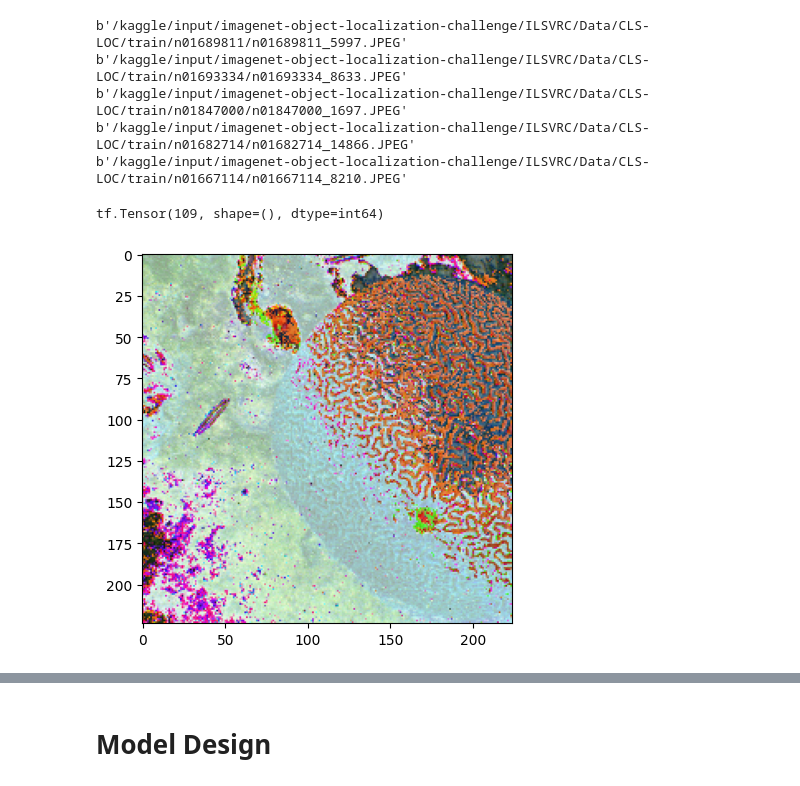
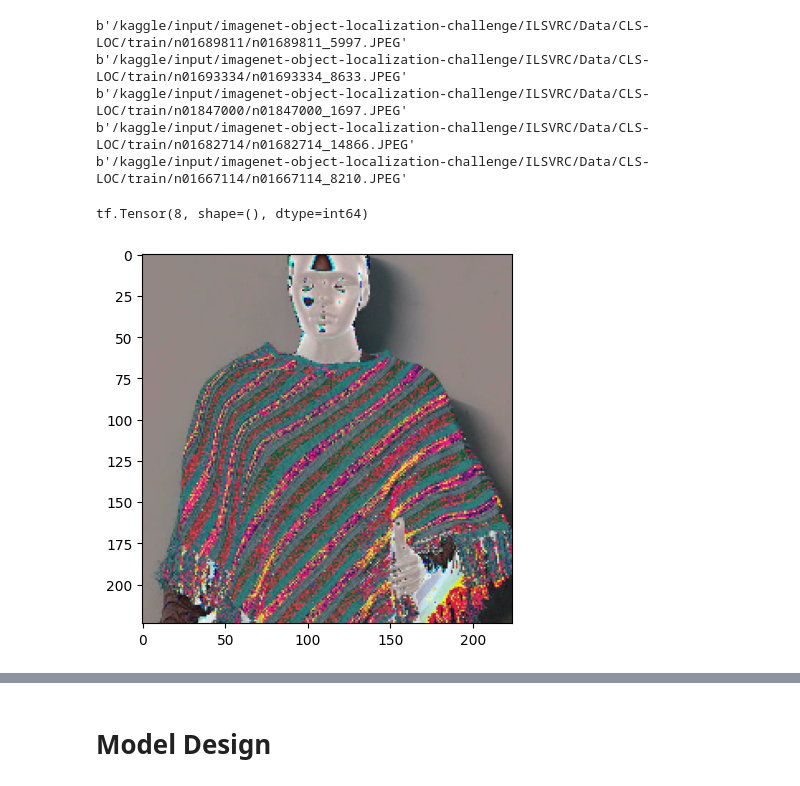
Before and after one commit to irenebernardi/VGG-16-replication, a Jupyter notebook: imagenet-reproducing-convnets.ipynb, the cells around one changed output, grey strips where cells are left out. Cells and saved outputs as stored; diff of their text form; code cells hidden in the pictures.

Commit message:
Kaggle Notebook | ImageNet: reproducing ConvNets | Version 39

```diff
--- a/imagenet-reproducing-convnets.ipynb
+++ b/imagenet-reproducing-convnets.ipynb
@@ -129,30 +129,27 @@ print(f"Size of train set: {train_size}")
 # %% [output]
 Size of train set: 164467
 # %%
-# Import devel labels
+# Import and extract devel labels
 devel_df = pd.read_csv(base_dir + "LOC_val_solution.csv")
+y_devel = devel_df["PredictionString"].str.split(expand=True)[0]
 
 # Select devel images belonging to subset of classes
-keep = devel_df["PredictionString"].str.startswith("n01")
-devel_df = devel_df[keep]
-
-# Replace prediction string with only class name
-devel_df["PredictionString"] = devel_df["PredictionString"].str.split(expand=True)[0]
-
-# Sort and polish dataframe
-devel_df.sort_values(by=["ImageId"], inplace=True)
-devel_df.index = range(len(devel_df))
+keep = np.where(y_devel.str.startswith("n01").to_numpy())[0]
+devel_files = np.array(os.listdir(data_dir + "val/"))[keep]
 
 # Fetch devel set
-devel_df["ImageId"] = data_dir + "val/" + devel_df["ImageId"] + ".JPEG"
-raw_devel_ds = tf.data.Dataset.list_files(devel_df["ImageId"], shuffle=False)
+devel_files = np.array([data_dir + "val/" + file for file in devel_files])
+raw_devel_ds = tf.data.Dataset.list_files(devel_files, shuffle=False)
+
+# Select labels belonging to subset of classes
+y_devel = y_devel[y_devel.str.startswith("n01")].values
 
 # Find size of devel set
 devel_size = tf.data.experimental.cardinality(raw_devel_ds).numpy()
 
 print(f"Size of devel set: {devel_size}")
 print("Examples of labels:")
-devel_df["PredictionString"].values[:10]
+y_devel[:10]
 # %% [output]
 Size of devel set: 6350
 Examples of labels:
@@ -176,19 +173,20 @@ b'/kaggle/input/imagenet-object-localization-challenge/ILSVRC/Data/CLS-LOC/train
 b'/kaggle/input/imagenet-object-localization-challenge/ILSVRC/Data/CLS-LOC/train/n01667114/n01667114_8210.JPEG'
 # %%
 image, label = vggutils.process_path(
-    data_dir + "val/ILSVRC2012_val_00000011.JPEG",
+    data_dir + "val/ILSVRC2012_val_00046886.JPEG",
     class_names,
-    devel_df,
+    devel_files,
+    y_devel,
     label_fun=vggutils.extract_devel_label
 )
 
 input_shape = image.shape
 
 plt.imshow(image)
 print(label)
 # %% [output]
-tf.Tensor(109, shape=(), dtype=int64)
+tf.Tensor(8, shape=(), dtype=int64)
-[figure, old version]
+[figure, new version]
 # %%
 # Preprocess train set
 train_ds = raw_train_ds.map(
```
Also changed, not shown: parts of 12 cells of this notebook.
